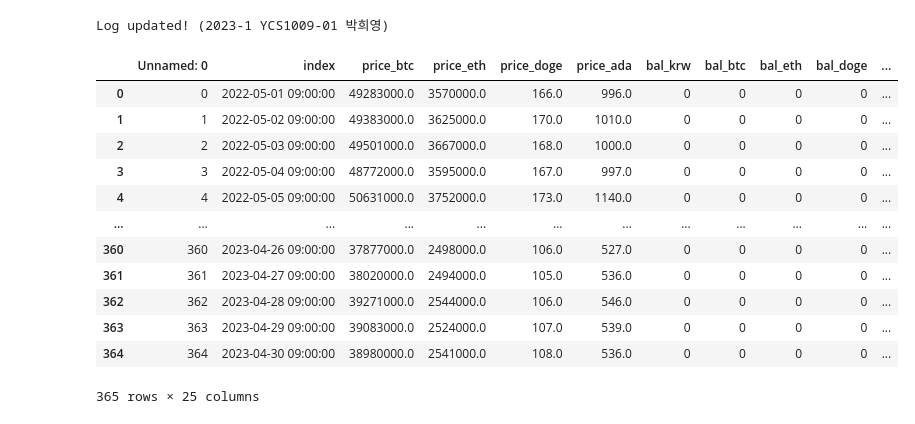
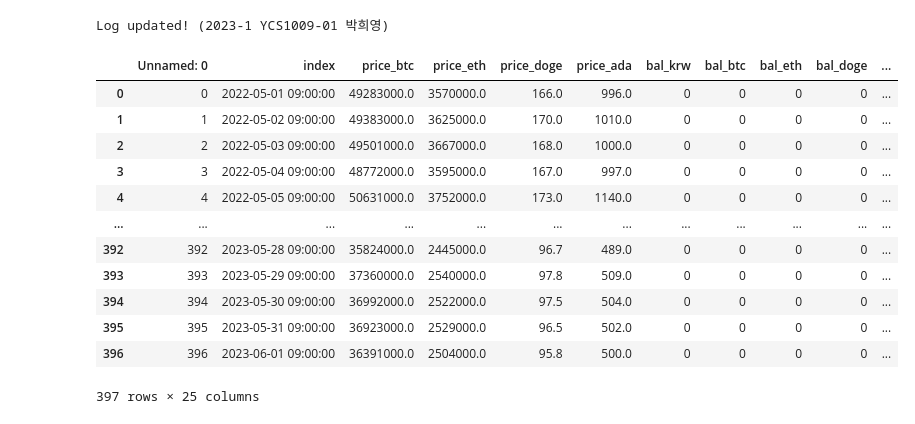
Before and after one commit to syshin0116/Study, a Jupyter notebook: Python/help/rebalancing-Copy1.ipynb, the cells around one changed output. Saved outputs shown, nothing was run; the diff lists cells and outputs as text; code cells hidden in the pictures.

```diff
--- a/Python/help/rebalancing-Copy1.ipynb
+++ b/Python/help/rebalancing-Copy1.ipynb
@@ -43,26 +43,26 @@ trading_helper.set_auth_code( AUTH_CODE )
 Log updated! (2023-1 YCS1009-01 박희영)
 # %%
 from_date = '20220501'
-to_date = '20230501'
+to_date = '20230602'
 
 df = trading_helper.get_multiple(from_date, to_date)
 
 
 df
 # %% [output]
 |  | Unnamed: 0 | index | price_btc | price_eth | price_doge | price_ada | bal_krw | bal_btc | bal_eth | bal_doge | ... |
 | 0 | 0 | 2022-05-01 09:00:00 | 49283000.0 | 3570000.0 | 166.0 | 996.0 | 0 | 0 | 0 | 0 | ... |
 | 1 | 1 | 2022-05-02 09:00:00 | 49383000.0 | 3625000.0 | 170.0 | 1010.0 | 0 | 0 | 0 | 0 | ... |
 | 2 | 2 | 2022-05-03 09:00:00 | 49501000.0 | 3667000.0 | 168.0 | 1000.0 | 0 | 0 | 0 | 0 | ... |
 | 3 | 3 | 2022-05-04 09:00:00 | 48772000.0 | 3595000.0 | 167.0 | 997.0 | 0 | 0 | 0 | 0 | ... |
 | 4 | 4 | 2022-05-05 09:00:00 | 50631000.0 | 3752000.0 | 173.0 | 1140.0 | 0 | 0 | 0 | 0 | ... |
 | ... | ... | ... | ... | ... | ... | ... | ... | ... | ... | ... | ... |
-| 360 | 360 | 2023-04-26 09:00:00 | 37877000.0 | 2498000.0 | 106.0 | 527.0 | 0 | 0 | 0 | 0 | ... |
-| 361 | 361 | 2023-04-27 09:00:00 | 38020000.0 | 2494000.0 | 105.0 | 536.0 | 0 | 0 | 0 | 0 | ... |
-| 362 | 362 | 2023-04-28 09:00:00 | 39271000.0 | 2544000.0 | 106.0 | 546.0 | 0 | 0 | 0 | 0 | ... |
-| 363 | 363 | 2023-04-29 09:00:00 | 39083000.0 | 2524000.0 | 107.0 | 539.0 | 0 | 0 | 0 | 0 | ... |
-| 364 | 364 | 2023-04-30 09:00:00 | 38980000.0 | 2541000.0 | 108.0 | 536.0 | 0 | 0 | 0 | 0 | ... |
+| 392 | 392 | 2023-05-28 09:00:00 | 35824000.0 | 2445000.0 | 96.7 | 489.0 | 0 | 0 | 0 | 0 | ... |
+| 393 | 393 | 2023-05-29 09:00:00 | 37360000.0 | 2540000.0 | 97.8 | 509.0 | 0 | 0 | 0 | 0 | ... |
+| 394 | 394 | 2023-05-30 09:00:00 | 36992000.0 | 2522000.0 | 97.5 | 504.0 | 0 | 0 | 0 | 0 | ... |
+| 395 | 395 | 2023-05-31 09:00:00 | 36923000.0 | 2529000.0 | 96.5 | 502.0 | 0 | 0 | 0 | 0 | ... |
+| 396 | 396 | 2023-06-01 09:00:00 | 36391000.0 | 2504000.0 | 95.8 | 500.0 | 0 | 0 | 0 | 0 | ... |
-365 rows × 25 columns
+397 rows × 25 columns
 # %%
 # ------------------------------------------------------------------------------------------------------
 # - 코드를 완성했다면 이 코드셀만 복사해서 competition 페이지 Rebalancing 탭에 라운드 별 코드 항목으로 붙여넣습니다.
```
Also changed, not shown: parts of 4 cells of this notebook.
